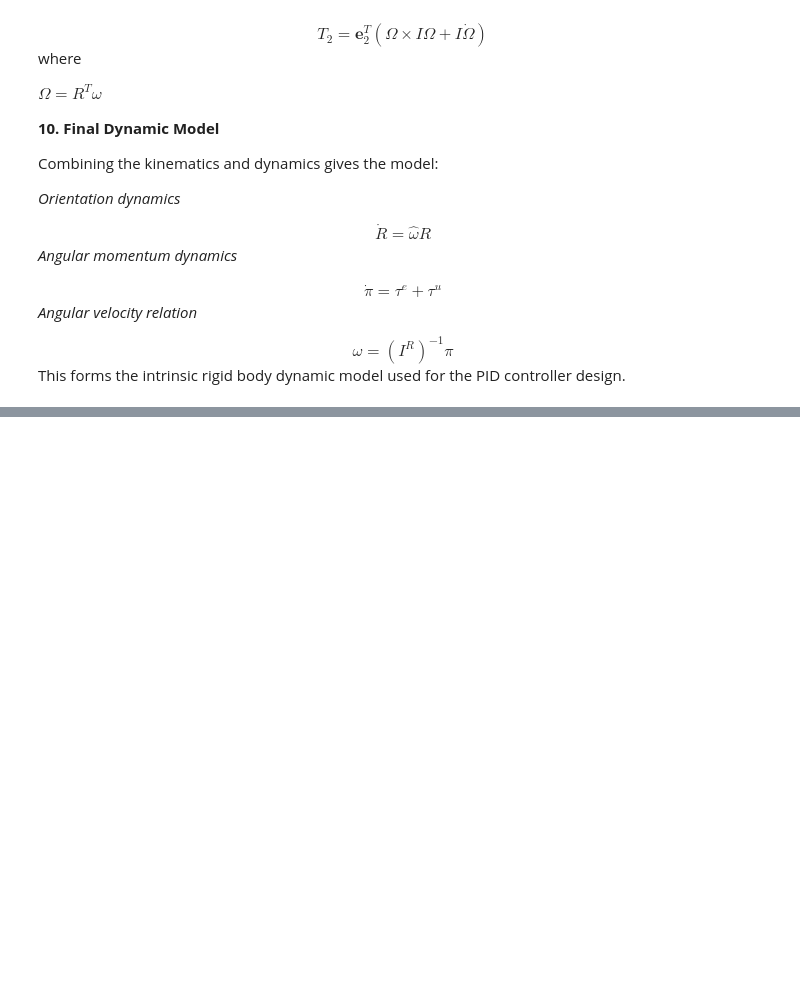
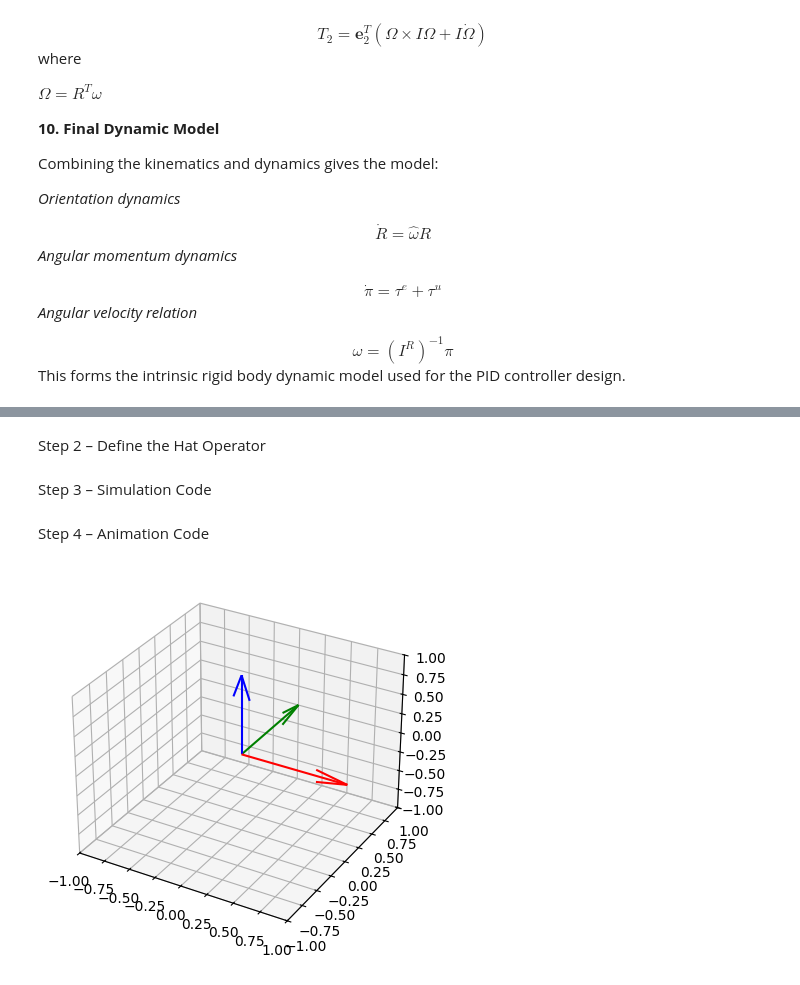
Before and after one commit to Du-nara/ME421-Mechanical-Systems-Lab-A3, a Jupyter notebook: Controls/E_20_388_Controls.ipynb, the cells around one changed output, grey strips where cells are left out. Cells and saved outputs as stored; diff of their text form; code cells hidden in the pictures; blank space fills up the shorter version.

```diff
--- a/Controls/E_20_388_Controls.ipynb
+++ b/Controls/E_20_388_Controls.ipynb
@@ -171,0 +183,11 @@ This forms the intrinsic rigid body dynamic model used for the PID controller de
+# %% [markdown]
+Step 2 – Define the Hat Operator
+# %%
+def hat(w):
+    return np.array([
+        [0,-w[2],w[1]],
+        [w[2],0,-w[0]],
+        [-w[1],w[0],0]
+    ])
+# %% [markdown]
+Step 3 – Simulation Code
@@ -171,0 +223,27 @@ This forms the intrinsic rigid body dynamic model used for the PID controller de
+# %% [markdown]
+Step 4 – Animation Code
+# %%
+fig = plt.figure()
+ax = fig.add_subplot(projection='3d')
+
+def update(frame):
+
+    ax.clear()
+
+    R = R_history[frame]
+
+    b1 = R[:,0]
+    b2 = R[:,1]
+    b3 = R[:,2]
+
+    ax.quiver(0,0,0,*b1,color='r')
+    ax.quiver(0,0,0,*b2,color='g')
+    ax.quiver(0,0,0,*b3,color='b')
+
+    ax.set_xlim([-1,1])
+    ax.set_ylim([-1,1])
+    ax.set_zlim([-1,1])
+
+ani = FuncAnimation(fig, update, frames=len(R_history), interval=40)
+# %% [output]
+[figure, added]
```
Also changed, not shown: parts of 4 cells of this notebook.
